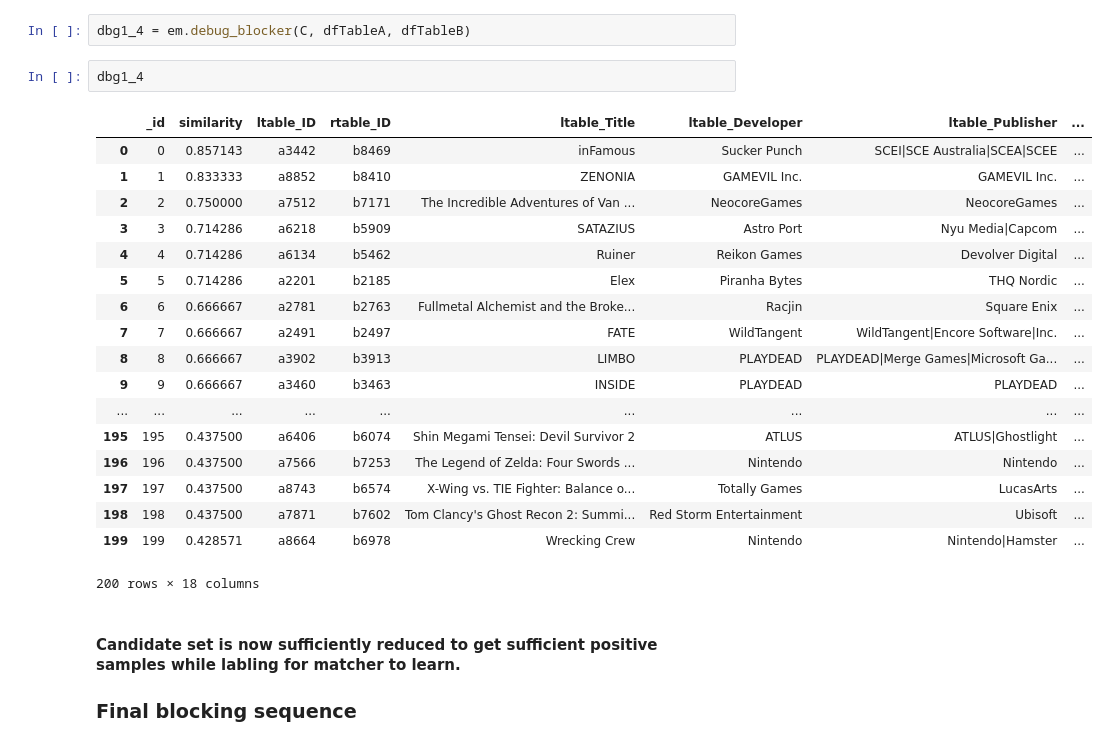
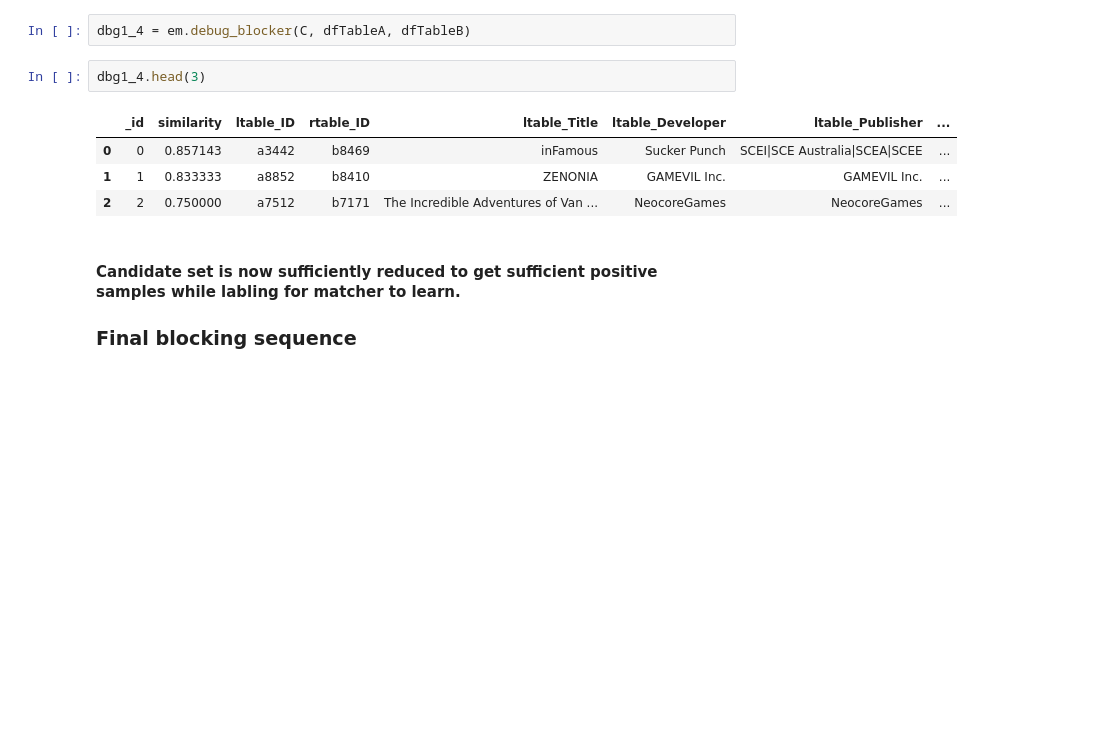
Before and after one commit to abhinav4192/Data-Science, a Jupyter notebook: stage3/code/EntityMatching.ipynb, the cells around one changed output. Saved outputs shown, nothing was run; the diff lists cells and outputs as text; blank space fills up the shorter version.

```diff
--- a/stage3/code/EntityMatching.ipynb
+++ b/stage3/code/EntityMatching.ipynb
@@ -313,26 +236,12 @@ C.to_csv('selectedCandidates.csv',index=False)
 # %%
 dbg1_4 = em.debug_blocker(C, dfTableA, dfTableB)
 # %%
-dbg1_4
+dbg1_4.head(3)
 # %% [output]
 |  | _id | similarity | ltable_ID | rtable_ID | ltable_Title | ltable_Developer | ltable_Publisher | ... |
 | 0 | 0 | 0.857143 | a3442 | b8469 | inFamous | Sucker Punch | SCEI|SCE Australia|SCEA|SCEE | ... |
 | 1 | 1 | 0.833333 | a8852 | b8410 | ZENONIA | GAMEVIL Inc. | GAMEVIL Inc. | ... |
 | 2 | 2 | 0.750000 | a7512 | b7171 | The Incredible Adventures of Van ... | NeocoreGames | NeocoreGames | ... |
-| 3 | 3 | 0.714286 | a6218 | b5909 | SATAZIUS | Astro Port | Nyu Media|Capcom | ... |
-| 4 | 4 | 0.714286 | a6134 | b5462 | Ruiner | Reikon Games | Devolver Digital | ... |
-| 5 | 5 | 0.714286 | a2201 | b2185 | Elex | Piranha Bytes | THQ Nordic | ... |
-| 6 | 6 | 0.666667 | a2781 | b2763 | Fullmetal Alchemist and the Broke... | Racjin | Square Enix | ... |
-| 7 | 7 | 0.666667 | a2491 | b2497 | FATE | WildTangent | WildTangent|Encore Software|Inc. | ... |
-| 8 | 8 | 0.666667 | a3902 | b3913 | LIMBO | PLAYDEAD | PLAYDEAD|Merge Games|Microsoft Ga... | ... |
-| 9 | 9 | 0.666667 | a3460 | b3463 | INSIDE | PLAYDEAD | PLAYDEAD | ... |
-| ... | ... | ... | ... | ... | ... | ... | ... | ... |
-| 195 | 195 | 0.437500 | a6406 | b6074 | Shin Megami Tensei: Devil Survivor 2 | ATLUS | ATLUS|Ghostlight | ... |
-| 196 | 196 | 0.437500 | a7566 | b7253 | The Legend of Zelda: Four Swords ... | Nintendo | Nintendo | ... |
-| 197 | 197 | 0.437500 | a8743 | b6574 | X-Wing vs. TIE Fighter: Balance o... | Totally Games | LucasArts | ... |
-| 198 | 198 | 0.437500 | a7871 | b7602 | Tom Clancy's Ghost Recon 2: Summi... | Red Storm Entertainment | Ubisoft | ... |
-| 199 | 199 | 0.428571 | a8664 | b6978 | Wrecking Crew | Nintendo | Nintendo|Hamster | ... |
-200 rows × 18 columns
 # %% [markdown]
 #### Candidate set is now sufficiently reduced to get sufficient positive samples while labling for matcher to learn.
 
```
Also changed, not shown: parts of 9 cells of this notebook.
